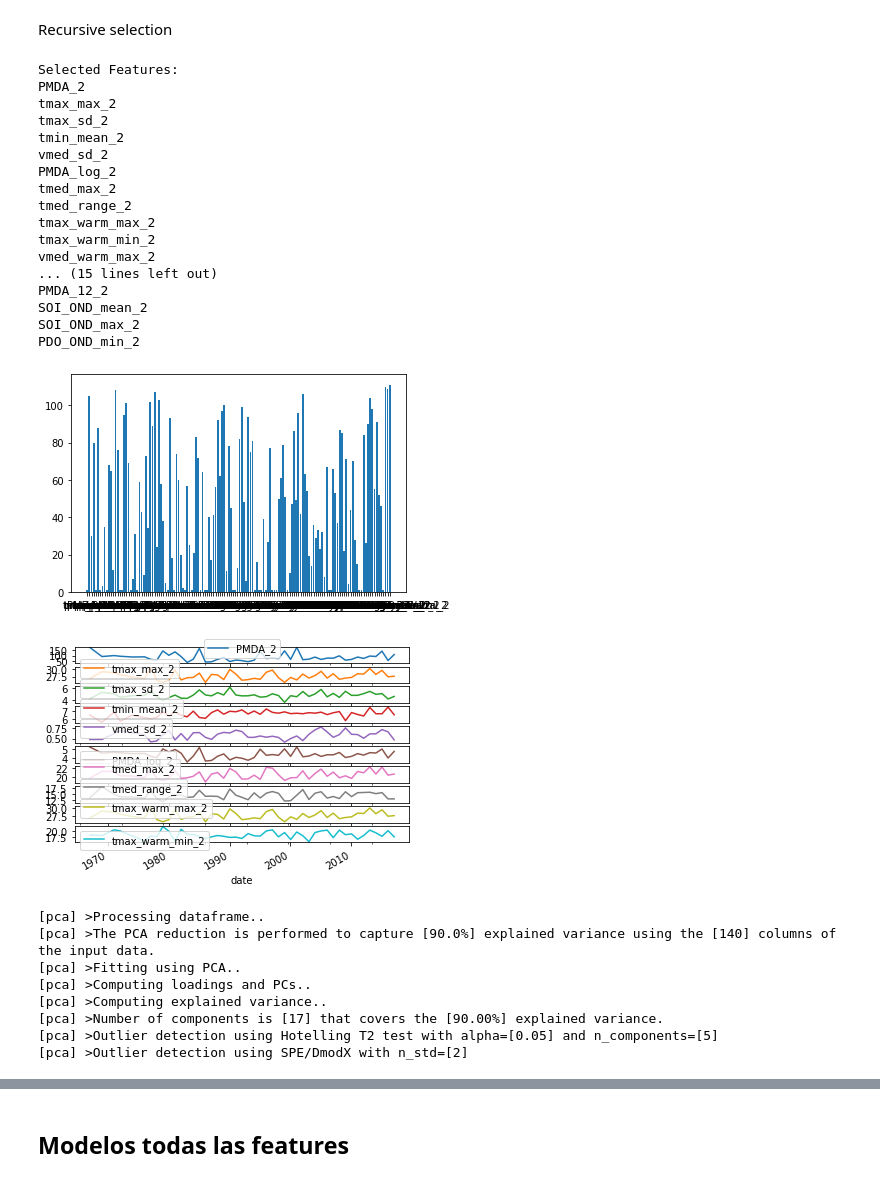
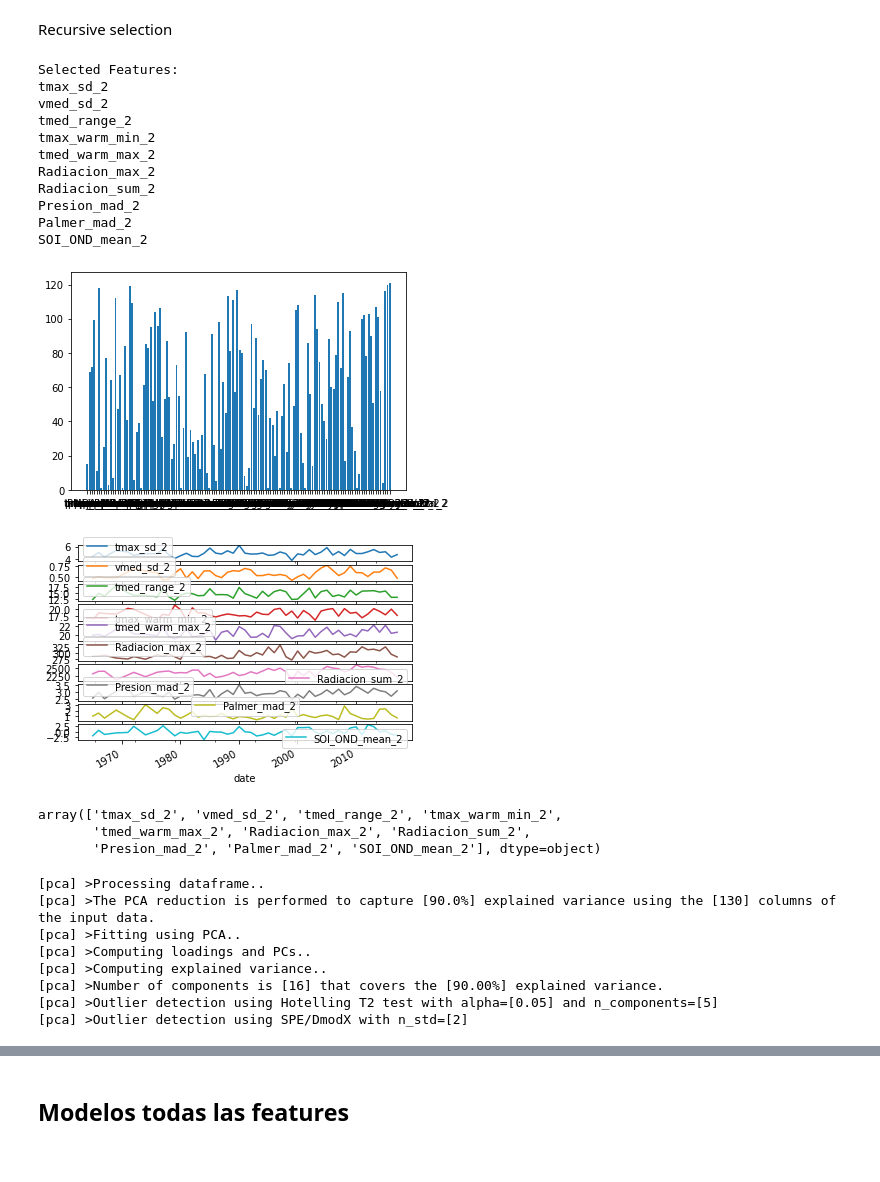
Before and after one commit to gringonivoli/diplo2020-mentoria-prediccion-lluvias-extremas, a Jupyter notebook: TP3_Alessio.ipynb, the cells around one changed output, grey strips where cells are left out. Drawn from its saved outputs; the diff is of its cells as text; code cells hidden in the pictures.

Commit message:
Best models to forecast PMDA

```diff
--- a/TP3_Alessio.ipynb
+++ b/TP3_Alessio.ipynb
@@ -606,12 +606,13 @@ lagged_features_columns = ['PMDA', 'prcp', 'prcp_sd', 'prcp_mad',
        'tmed_normalized', 'tmax_range', 'tmax_standardized', 'tmax_normalized',
        'vmed_log',
        'vmed_standardized', 'vmed_normalized', 'ETreal_max', 'ETreal_mean',
-       'prcp_warm', 'prcp_warm_sd', 'prcp_warm_mad', 'tmax_warm_max', 'tmax_warm_mean',
+       'prcp_warm', 'prcp_warm_sd', 'prcp_warm_mad',
+                           'tmax_warm_max', 'tmax_warm_mean',
        'tmax_warm_sd', 'tmax_warm_min', 'tmin_warm_max', 'tmin_warm_mean', 'tmin_warm_min',
        'tmin_warm_sd', 'vmed_warm_max', 'vmed_warm_mean', 'vmed_warm_min', 'vmed_warm_sd',
        'prcp_warm_log', 'prcp_warm_standardized', 'prcp_warm_normalized',
-        #'prcp_warm_standardized_rolling', 'prcp_warm_normalized_rolling', 'prcp_warm_log_rolling',
-        #'prcp_warm_rolling',
+       # 'prcp_warm_standardized_rolling', 'prcp_warm_normalized_rolling', 'prcp_warm_log_rolling',
+       # 'prcp_warm_rolling',
        'tmed_warm_max',
        'tmed_warm_mean', 'tmed_warm_min', 'tmed_warm_range', 'tmed_warm_standardized',
        'tmed_warm_normalized', 'tmax_warm_range', 'tmax_warm_standardized', 'tmax_warm_normalized',
@@ -626,10 +627,14 @@ lagged_features_columns = ['PMDA', 'prcp', 'prcp_sd', 'prcp_mad',
        'Radiacion_mean', 'Radiacion_min', 'Radiacion_sd', 'Radiacion_mad',
        'Radiacion_sum', 'Presion_max', 'Presion_mean', 'Presion_min',
        'Presion_sd', 'Presion_mad', 'Presion_sum', 'Palmer_max', 'Palmer_mean',
-       'Palmer_min', 'Palmer_sd', 'Palmer_mad', 'Palmer_sum', 'day_10_mm',
+       'Palmer_min', 'Palmer_sd', 'Palmer_mad', 'Palmer_sum',
+                           'day_10_mm',
        'day_20_mm', 'day_50_mm', 'day_90', 'day_95', 'day_99',
-        'PMDA_1', 'PMDA_2', 'PMDA_3', 'PMDA_4', 'PMDA_5', 'PMDA_6', 'PMDA_7',
-        'PMDA_8', 'PMDA_9', 'PMDA_10', 'PMDA_11', 'PMDA_12',
+        'PMDA_1', 'PMDA_2',
+                           #'PMDA_3',
+                           #'PMDA_4', 'PMDA_5', 'PMDA_6', 'PMDA_7',
+        #'PMDA_8',
+                          # 'PMDA_9', 'PMDA_10', 'PMDA_11', 'PMDA_12',
                            'SOI_mean', 'SOI_max',
         'SOI_min', 'ONI_mean', 'ONI_max', 'ONI_min', 'Nino_3_4_mean',
         'Nino_3_4_max', 'Nino_3_4_min', 'PDO_mean', 'PDO_max', 'PDO_min',
@@ -740,43 +734,37 @@ Recursive selection
 # %%
 from sklearn.feature_selection import RFE
 from sklearn.ensemble import RandomForestRegressor
 from matplotlib import pyplot
 
 
-rfe = RFE(RandomForestRegressor(n_estimators=500, random_state=1), n_features_to_select=30)
+rfe = RFE(RandomForestRegressor(random_state=1), n_features_to_select=10)
 fit = rfe.fit(features_dataset_marcos, target_df.PMDA)
 # report selected features
 print('Selected Features:')
 names = features_dataset_marcos.columns.values
 for i in range(len(fit.support_)):
     if fit.support_[i]:
         print(names[i])
 # plot feature rank
 names = features_dataset_marcos.columns.values
 ticks = [i for i in range(len(names))]
 
 pyplot.bar(ticks, fit.ranking_)
 pyplot.xticks(ticks, names)
 pyplot.show()
 # %% [output]
 Selected Features:
-PMDA_2
-tmax_max_2
 tmax_sd_2
-tmin_mean_2
 vmed_sd_2
-PMDA_log_2
-tmed_max_2
 tmed_range_2
-tmax_warm_max_2
 tmax_warm_min_2
-vmed_warm_max_2
-... (15 lines left out)
-PMDA_12_2
+tmed_warm_max_2
+Radiacion_max_2
+Radiacion_sum_2
+Presion_mad_2
+Palmer_mad_2
 SOI_OND_mean_2
-SOI_OND_max_2
-PDO_OND_min_2
-[figure, old version]
+[figure, new version]
 # %%
 selected_feature = names[fit.support_]
 # %%
@@ -787,7 +775,13 @@ plot_features = dataset_marcos_fechas[plot_cols]
 plot_features.index = date_time
 _ = plot_features.plot(subplots=True)
 # %% [output]
-[figure, old version]
+[figure, new version]
+# %%
+selected_feature
+# %% [output]
+array(['tmax_sd_2', 'vmed_sd_2', 'tmed_range_2', 'tmax_warm_min_2',
+       'tmed_warm_max_2', 'Radiacion_max_2', 'Radiacion_sum_2',
+       'Presion_mad_2', 'Palmer_mad_2', 'SOI_OND_mean_2'], dtype=object)
 # %%
 from pca import pca
 from sklearn.preprocessing import StandardScaler
@@ -802,11 +796,11 @@ model = pca(n_components = .9)
 out = model.fit_transform(scaled_dataset)
 # %% [output]
 [pca] >Processing dataframe..
-[pca] >The PCA reduction is performed to capture [90.0%] explained variance using the [140] columns of the input data.
+[pca] >The PCA reduction is performed to capture [90.0%] explained variance using the [130] columns of the input data.
 [pca] >Fitting using PCA..
 [pca] >Computing loadings and PCs..
 [pca] >Computing explained variance..
-[pca] >Number of components is [17] that covers the [90.00%] explained variance.
+[pca] >Number of components is [16] that covers the [90.00%] explained variance.
 [pca] >Outlier detection using Hotelling T2 test with alpha=[0.05] and n_components=[5]
 [pca] >Outlier detection using SPE/DmodX with n_std=[2]
 # %%
```
Also changed, not shown: parts of 62 cells of this notebook.
